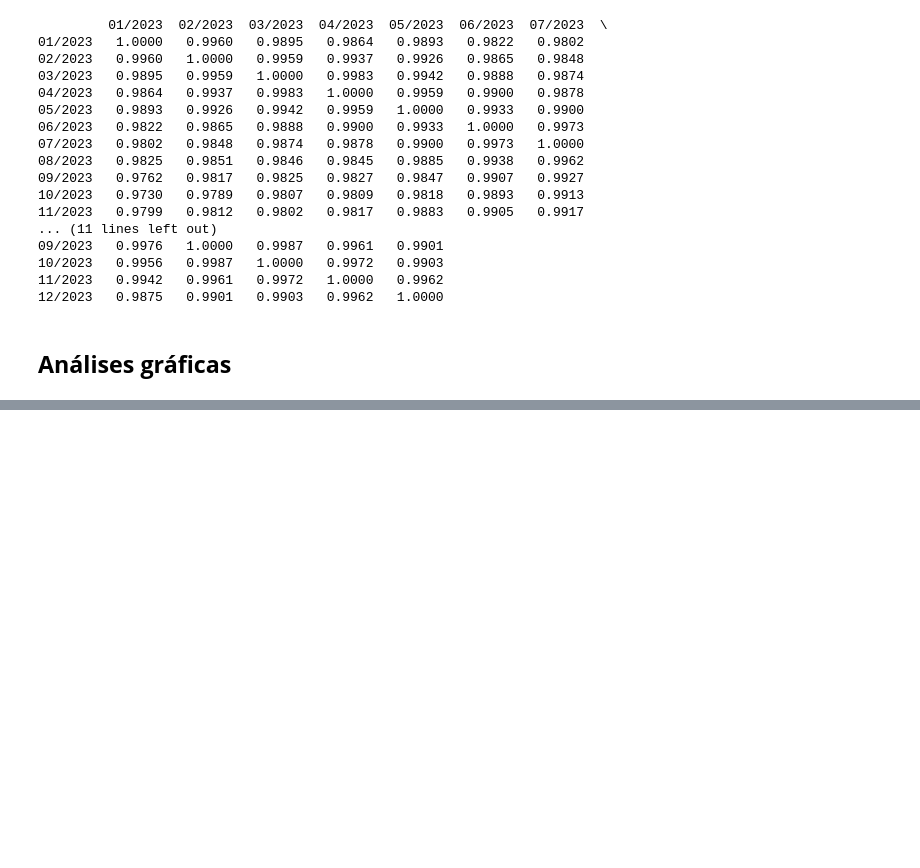
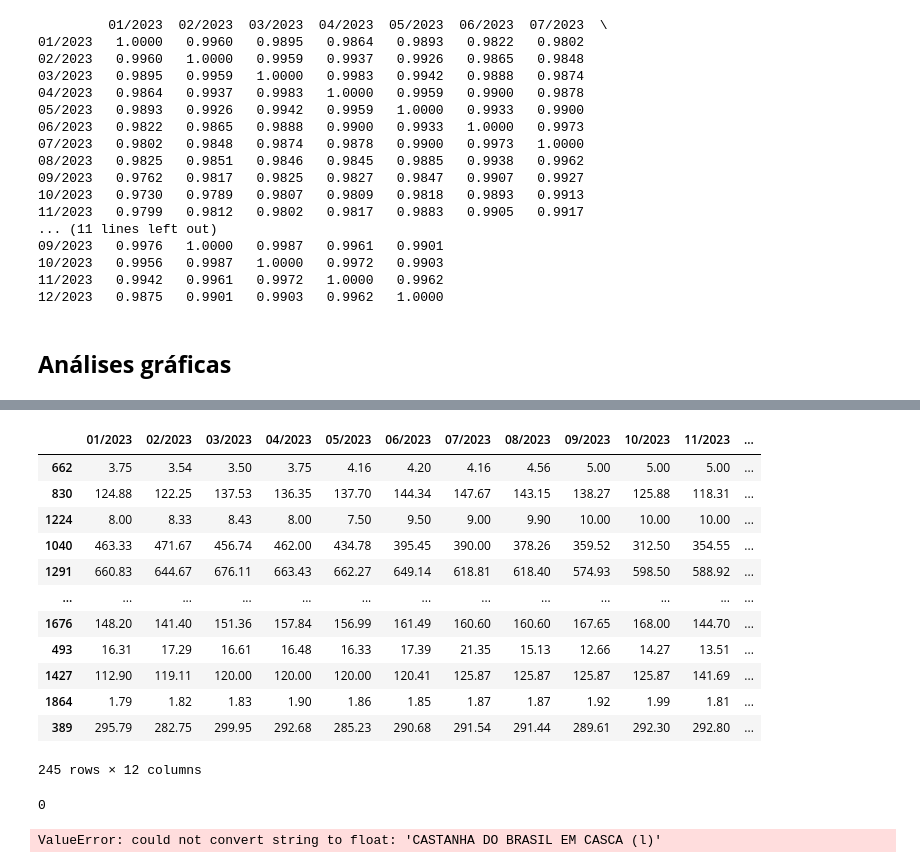
Before and after one commit to rafaellabastos/savvyfix-ia-notebook, a Jupyter notebook: precificacao_dinamica.ipynb, the cells around one changed output, grey strips where cells are left out. Drawn from its saved outputs; the diff is of its cells as text; code cells hidden in the pictures; blank space fills up the shorter version.

Commit message:
Início da regressão linear

```diff
--- a/precificacao_dinamica.ipynb
+++ b/precificacao_dinamica.ipynb
@@ -226,0 +230,4 @@ Meses: Index(['01/2023', '02/2023', '03/2023', '04/2023', '05/2023', '06/2023',
+# %%
+# Variável dependente y
+y = dados['Produto/Unidade']
+y
@@ -226,0 +281,18 @@ Meses: Index(['01/2023', '02/2023', '03/2023', '04/2023', '05/2023', '06/2023',
+# %%
+# Criação do dataset de treino e test
+X_train, X_test, y_train, y_test = train_test_split(X, y, test_size=0.3, random_state=41)
+X_train
+# %% [output]
+|  | 01/2023 | 02/2023 | 03/2023 | 04/2023 | 05/2023 | 06/2023 | 07/2023 | 08/2023 | 09/2023 | 10/2023 | 11/2023 | ... |
+| 662 | 3.75 | 3.54 | 3.50 | 3.75 | 4.16 | 4.20 | 4.16 | 4.56 | 5.00 | 5.00 | 5.00 | ... |
+| 830 | 124.88 | 122.25 | 137.53 | 136.35 | 137.70 | 144.34 | 147.67 | 143.15 | 138.27 | 125.88 | 118.31 | ... |
+| 1224 | 8.00 | 8.33 | 8.43 | 8.00 | 7.50 | 9.50 | 9.00 | 9.90 | 10.00 | 10.00 | 10.00 | ... |
+| 1040 | 463.33 | 471.67 | 456.74 | 462.00 | 434.78 | 395.45 | 390.00 | 378.26 | 359.52 | 312.50 | 354.55 | ... |
+| 1291 | 660.83 | 644.67 | 676.11 | 663.43 | 662.27 | 649.14 | 618.81 | 618.40 | 574.93 | 598.50 | 588.92 | ... |
+| ... | ... | ... | ... | ... | ... | ... | ... | ... | ... | ... | ... | ... |
+| 1676 | 148.20 | 141.40 | 151.36 | 157.84 | 156.99 | 161.49 | 160.60 | 160.60 | 167.65 | 168.00 | 144.70 | ... |
+| 493 | 16.31 | 17.29 | 16.61 | 16.48 | 16.33 | 17.39 | 21.35 | 15.13 | 12.66 | 14.27 | 13.51 | ... |
+| 1427 | 112.90 | 119.11 | 120.00 | 120.00 | 120.00 | 120.41 | 125.87 | 125.87 | 125.87 | 125.87 | 141.69 | ... |
+| 1864 | 1.79 | 1.82 | 1.83 | 1.90 | 1.86 | 1.85 | 1.87 | 1.87 | 1.92 | 1.99 | 1.81 | ... |
+| 389 | 295.79 | 282.75 | 299.95 | 292.68 | 285.23 | 290.68 | 291.54 | 291.44 | 289.61 | 292.30 | 292.80 | ... |
+245 rows × 12 columns
@@ -226,0 +302,14 @@ Meses: Index(['01/2023', '02/2023', '03/2023', '04/2023', '05/2023', '06/2023',
+# %%
+# Remoção de linhas com valores ausentes
+X_train_clean = X_train.dropna()
+y_train_clean = y_train[X_train_clean.index]
+
+# Verificação de NaNs nos dados limpos
+print(X_train_clean.isnull().sum().sum())
+# %% [output]
+0
+# %%
+# Utilização do método fit() do objeto "modelo" para estimar o modelo linear utilizando os dados de treino
+modelo.fit(X_train_clean, y_train_clean)
+# %% [output]
+ValueError: could not convert string to float: 'CASTANHA DO BRASIL EM CASCA (l)'
```
Also changed, not shown: parts of 7 cells of this notebook.
